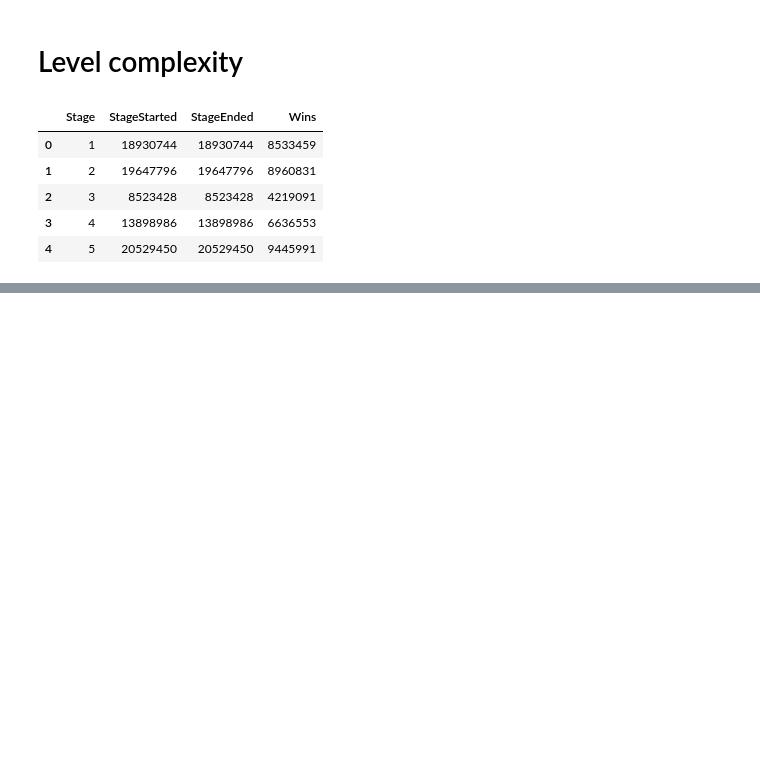
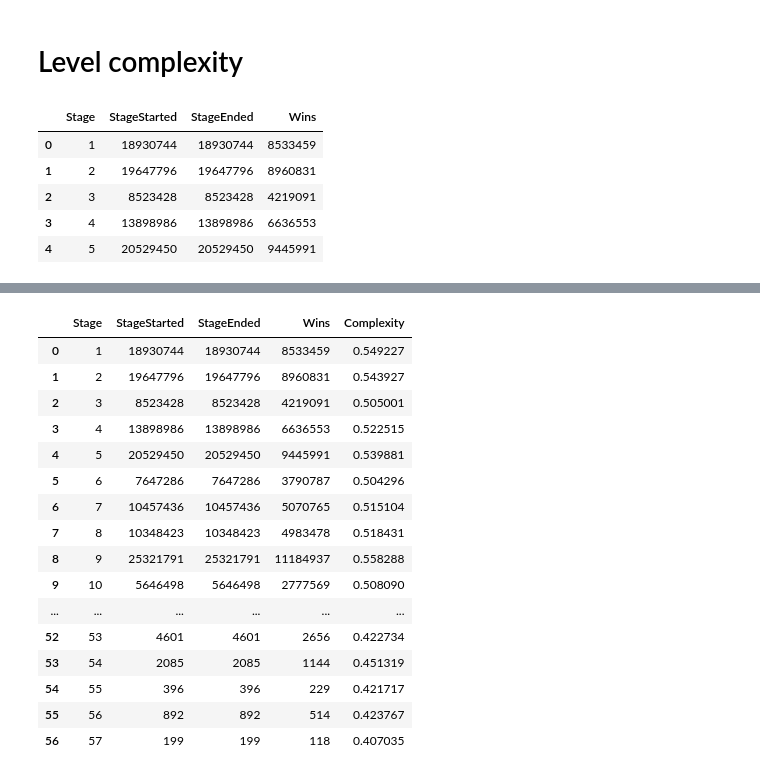
Before and after one commit to Semptra/NURE-Labs, a Jupyter notebook: Year 3/Semester 2/Games/lab_4_visualization.ipynb, the cells around one changed output, grey strips where cells are left out. Drawn from its saved outputs; the diff is of its cells as text; code cells hidden in the pictures; blank space fills up the shorter version.

```diff
--- a/Year 3/Semester 2/Games/lab_4_visualization.ipynb
+++ b/Year 3/Semester 2/Games/lab_4_visualization.ipynb
@@ -426,3 +426,23 @@ level_stat.head()
+# %%
+level_stat.head(-5)
+# %% [output]
+|  | Stage | StageStarted | StageEnded | Wins | Complexity |
+| 0 | 1 | 18930744 | 18930744 | 8533459 | 0.549227 |
+| 1 | 2 | 19647796 | 19647796 | 8960831 | 0.543927 |
+| 2 | 3 | 8523428 | 8523428 | 4219091 | 0.505001 |
+| 3 | 4 | 13898986 | 13898986 | 6636553 | 0.522515 |
+| 4 | 5 | 20529450 | 20529450 | 9445991 | 0.539881 |
+| 5 | 6 | 7647286 | 7647286 | 3790787 | 0.504296 |
+| 6 | 7 | 10457436 | 10457436 | 5070765 | 0.515104 |
+| 7 | 8 | 10348423 | 10348423 | 4983478 | 0.518431 |
+| 8 | 9 | 25321791 | 25321791 | 11184937 | 0.558288 |
+| 9 | 10 | 5646498 | 5646498 | 2777569 | 0.508090 |
+| ... | ... | ... | ... | ... | ... |
+| 52 | 53 | 4601 | 4601 | 2656 | 0.422734 |
+| 53 | 54 | 2085 | 2085 | 1144 | 0.451319 |
+| 54 | 55 | 396 | 396 | 229 | 0.421717 |
+| 55 | 56 | 892 | 892 | 514 | 0.423767 |
+| 56 | 57 | 199 | 199 | 118 | 0.407035 |
 # %%
 level_complexity = pd.Series(level_stat.Complexity)
 level_complexity.index = level_stat.Stage
```
Also changed, not shown: parts of 5 cells of this notebook, 1 other file.
